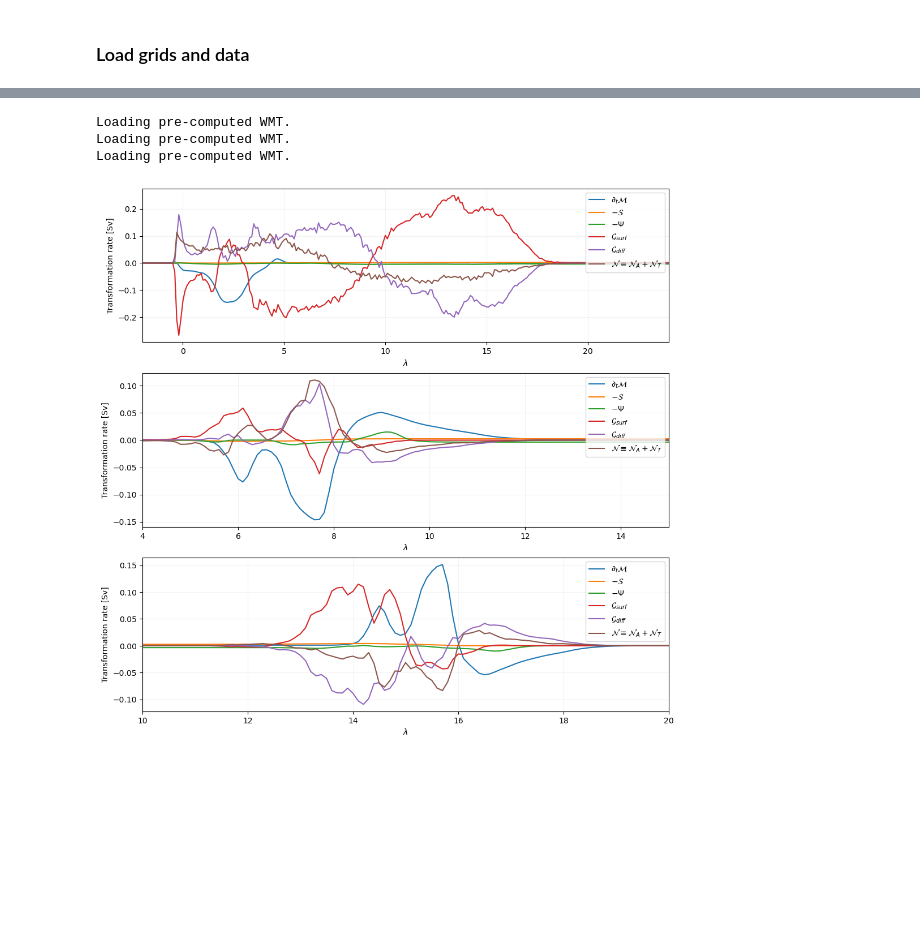
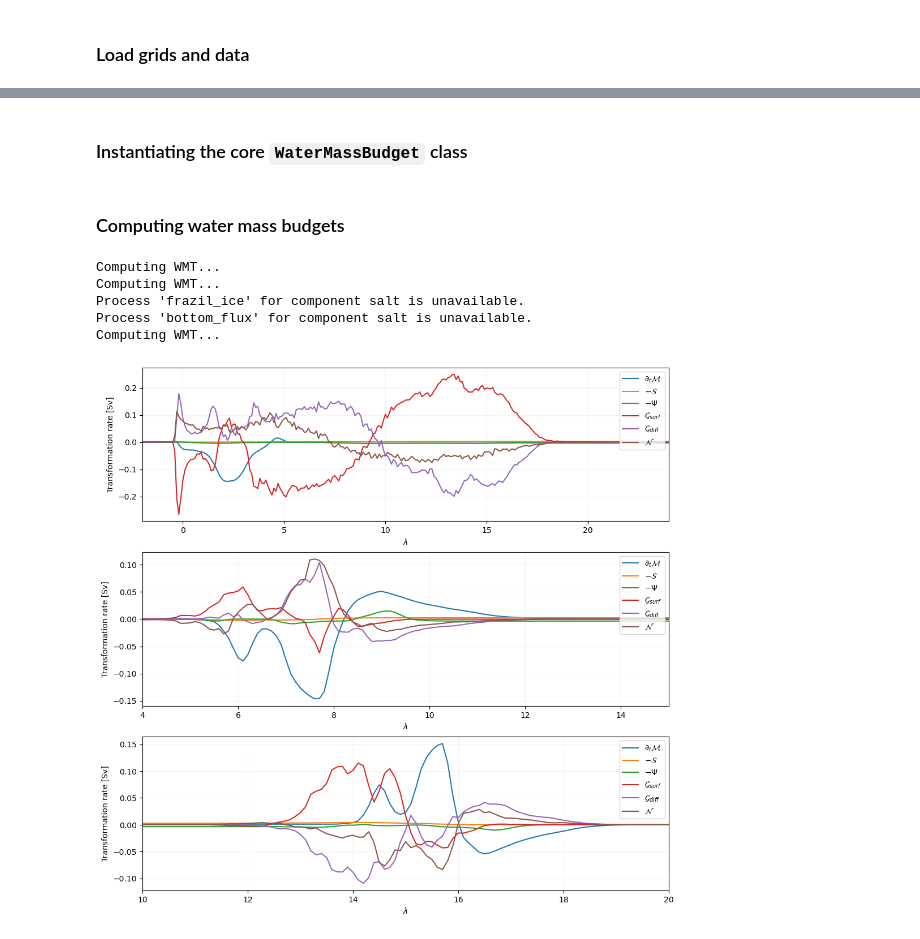
Before and after one commit to hdrake/xwmb, a Jupyter notebook: examples/Baltic_example.ipynb, the cells around one changed output, grey strips where cells are left out. Cells and saved outputs as stored; diff of their text form; code cells hidden in the pictures; blank space fills up the shorter version.

```diff
--- a/examples/Baltic_example.ipynb
+++ b/examples/Baltic_example.ipynb
@@ -142,10 +125,13 @@ region = regionate.GriddedRegion(name, lons, lats, grid)
+# %% [markdown]
+### Instantiating the core `WaterMassBudget` class
 # %%
 wmb = xwmb.WaterMassBudget(
     grid,
-    simple_budgets,
+    budgets_dict,
     region
 )
-toSv = 1.e-6/wmb.rho_ref
+# %% [markdown]
+### Computing water mass budgets
 # %%
 import warnings
 import os
@@ -168,24 +154,38 @@ for lam in ["heat", "salt", "sigma2"]:
             wmb.wmt.to_netcdf(fpath(lam), mode="w")
             wmts[lam] = wmb.wmt
 # %% [output]
-Loading pre-computed WMT.
-Loading pre-computed WMT.
-Loading pre-computed WMT.
+Computing WMT...
+Computing WMT...
+Process 'frazil_ice' for component salt is unavailable.
+Process 'bottom_flux' for component salt is unavailable.
+Computing WMT...
 # %%
+toSv = 1.e-6/wmb.rho_ref
+
 plt.figure(figsize=(12, 12))
 for i, (lam, xlims) in enumerate(zip(["heat", "salt", "sigma2"], [[-2, 24], [4, 15], [10, 20]])):
     wmt = wmts[lam]
     plt.subplot(3,1,i+1)
+
+    boundary_fluxes = [
+        'surface_exchange_flux',
+        'surface_ocean_flux_advective_negative_lhs',
+        'bottom_flux',
+        'frazil_ice'
+    ]
+
+    wmt['boundary_fluxes'] = sum([wmt[term] for term in boundary_fluxes if term in wmt])
+
     (wmt['mass_tendency']*toSv).mean('time').plot(label=r"$\partial_{t} \mathcal{M}$")
     (-wmt['mass_source']*toSv).mean('time').plot(label=r"$-\mathcal{S}$")
     (-wmt['overturning']*toSv).mean('time').plot(label=r"$-\Psi$")
     (wmt['boundary_fluxes']*toSv).mean('time').plot(label=r"$\mathcal{G}_{surf}$")
     (wmt['diffusion']*toSv).mean('time').plot(label=r"$\mathcal{G}_{diff}$")
-    (wmt['numerical_mixing']*toSv).mean('time').plot(label=r"$\mathcal{N}\equiv \mathcal{N}_{A} + \mathcal{N}_{T}$")
+    (wmt['numerical_mixing']*toSv).mean('time').plot(label=r"$\mathcal{N}$")
     plt.legend(loc="upper right")
     plt.grid(True, alpha=0.15)
     plt.ylabel("Transformation rate [Sv]")
     plt.xlabel(r"$\lambda$");
-    plt.xlim(xlims)
+    plt.xlim(xlims);
 # %% [output]
-[figure, old version]
+[figure, new version]
```
Also changed, not shown: parts of 15 cells of this notebook, 1 other file.
